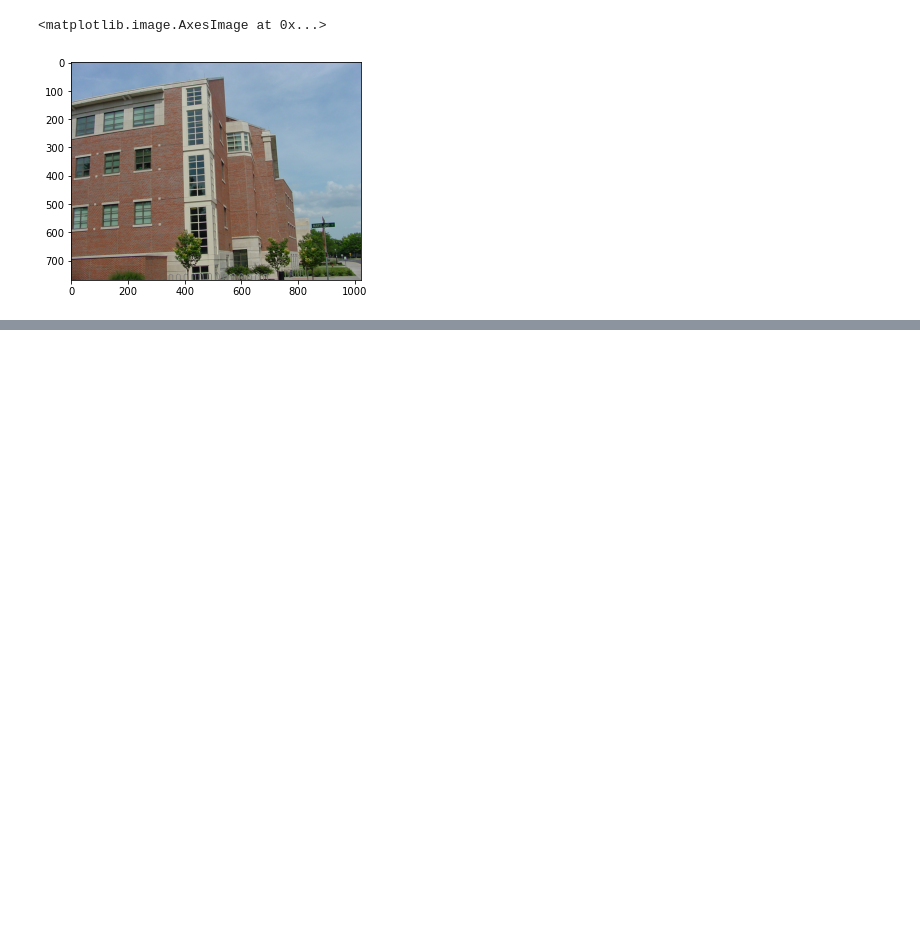
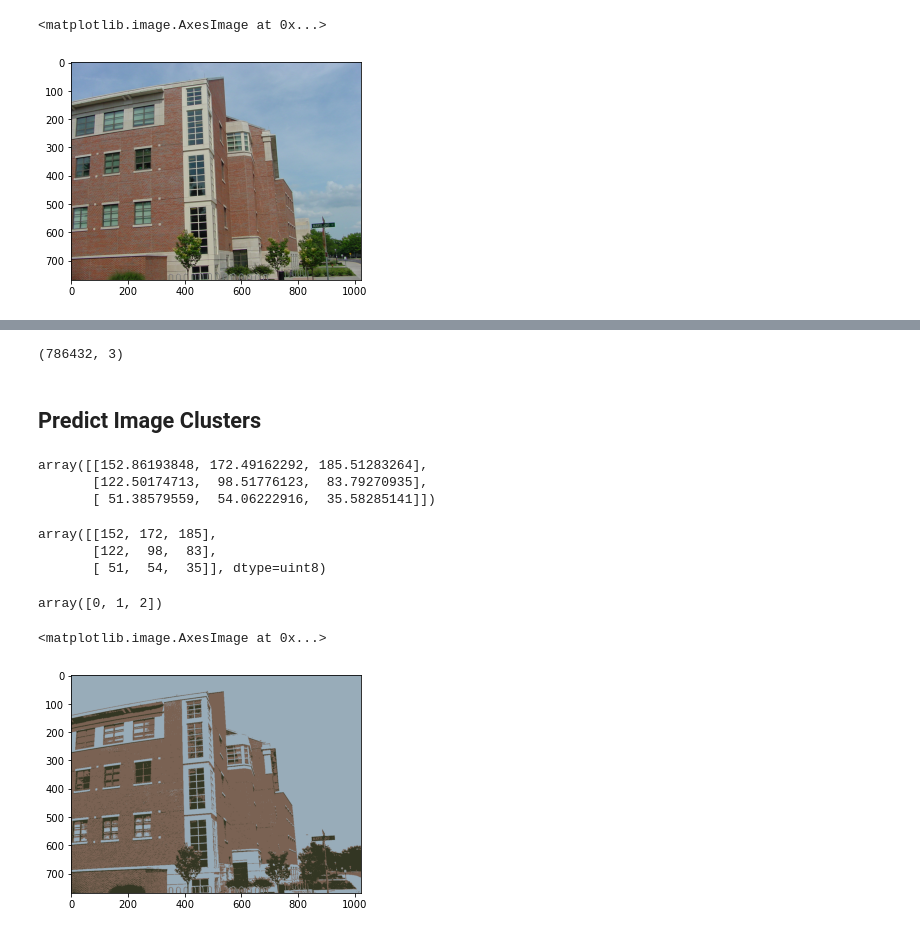
Before and after one commit to cjgwx7/CMP_SC-8650-Computer-Vision, a Jupyter notebook: homework/assignment-1/kmeans.ipynb, the cells around one changed output, grey strips where cells are left out. Saved outputs shown, nothing was run; the diff lists cells and outputs as text; code cells hidden in the pictures; blank space fills up the shorter version.

Commit message:
successful kmeans test

```diff
--- a/homework/assignment-1/kmeans.ipynb
+++ b/homework/assignment-1/kmeans.ipynb
@@ -17,0 +21,35 @@ plt.imshow(image)
+# %%
+image_pixels = image.reshape((-1, 3))
+image_pixels = np.float32(image_pixels)
+print(image_pixels.shape)
+# %% [output]
+(786432, 3)
+# %% [markdown]
+## Predict Image Clusters
+# %%
+k = KMeansClustering()
+pred = k.predict(image_pixels)
+# %% [output]
+array([[152.86193848, 172.49162292, 185.51283264],
+       [122.50174713,  98.51776123,  83.79270935],
+       [ 51.38579559,  54.06222916,  35.58285141]])
+# %%
+centers = np.uint8(k.cent())
+centers
+# %% [output]
+array([[152, 172, 185],
+       [122,  98,  83],
+       [ 51,  54,  35]], dtype=uint8)
+# %%
+pred = pred.astype(int)
+np.unique(pred)
+# %% [output]
+array([0, 1, 2])
+# %%
+labels = pred.flatten()
+out_image = centers[labels.flatten()]
+out_image = out_image.reshape(image.shape)
+plt.imshow(out_image)
+# %% [output]
+<matplotlib.image.AxesImage at 0x...>
+[figure, added]
```
Also changed, not shown: parts of 2 cells of this notebook.
